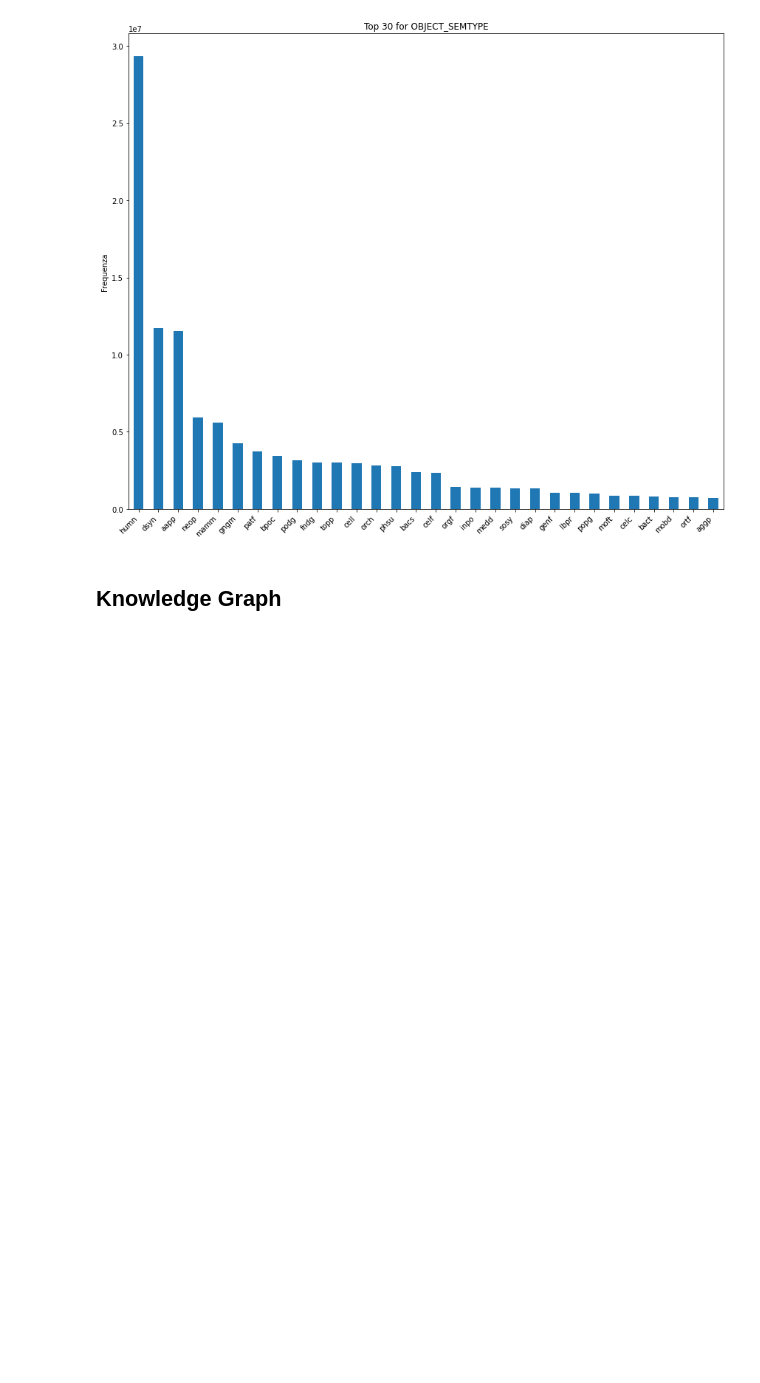
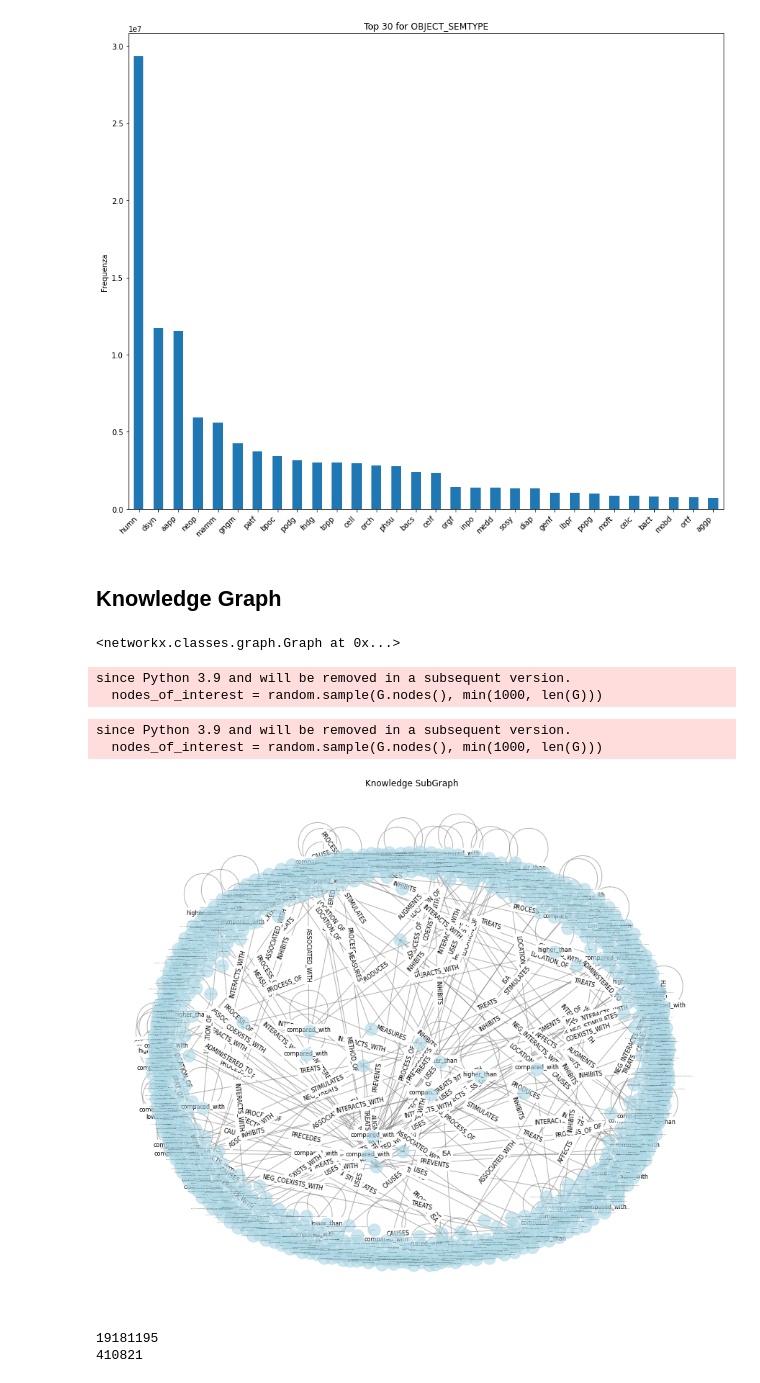
Before and after one commit to SimoneFarallo/integrating_knowledge_with_natural_language_processing_for_enhanced_fact-checking, a Jupyter notebook: Exploration_dataset_graph.ipynb, the cells around one changed output. Saved outputs shown, nothing was run; the diff lists cells and outputs as text; code cells hidden in the pictures; blank space fills up the shorter version.

```diff
--- a/Exploration_dataset_graph.ipynb
+++ b/Exploration_dataset_graph.ipynb
@@ -275,3 +310,34 @@ plot_top_items(kg)
 [figure]
 # %% [markdown]
 ## Knowledge Graph
+# %%
+G = pickle.load(open(r'C:\Users\Simone\Documents\Desktop\Tesi_Magistrale\KG.pickle', 'rb'))
+G
+# %% [output]
+<networkx.classes.graph.Graph at 0x...>
+# %%
+# Creiamo un subgraph per la visualizzazione con massimo 200 nodi
+nodes_of_interest = random.sample(G.nodes(), min(1000, len(G)))
+subgraph = G.subgraph(nodes_of_interest)
+# %% [output]
+since Python 3.9 and will be removed in a subsequent version.
+  nodes_of_interest = random.sample(G.nodes(), min(1000, len(G)))
+# %%
+pos = nx.spring_layout(subgraph, seed=42, k=0.9)
+labels = nx.get_edge_attributes(subgraph, 'label')
+plt.figure(figsize=(12, 10))
+nx.draw(subgraph, pos, with_labels=True, font_size=2, node_size=300, node_color='lightblue', edge_color='gray', alpha=0.6)
+nx.draw_networkx_edge_labels(subgraph, pos, edge_labels=labels, font_size=8, label_pos=0.3, verticalalignment='baseline')
+plt.title('Knowledge SubGraph')
+plt.show()
+# %% [output]
+since Python 3.9 and will be removed in a subsequent version.
+  nodes_of_interest = random.sample(G.nodes(), min(1000, len(G)))
+[figure, added]
+# %%
+# Number of edges
+print(G.number_of_edges())
+print(len(G.nodes))
+# %% [output]
+19181195
+410821
```
Also changed, not shown: parts of 13 cells of this notebook, 1 other file.
